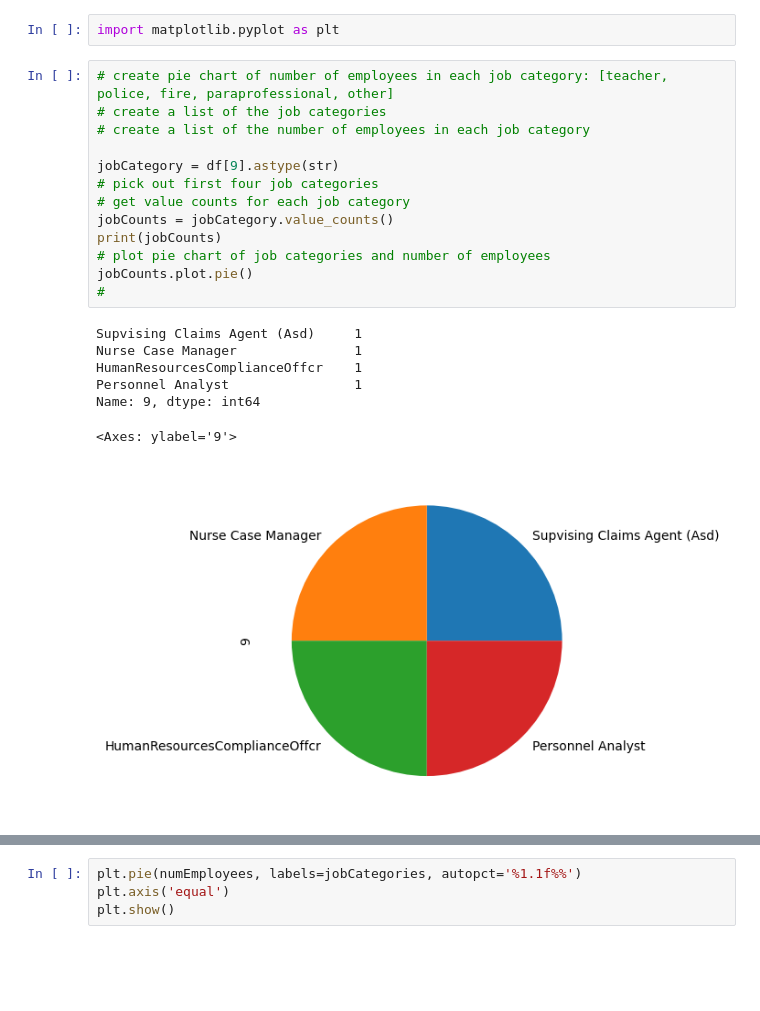
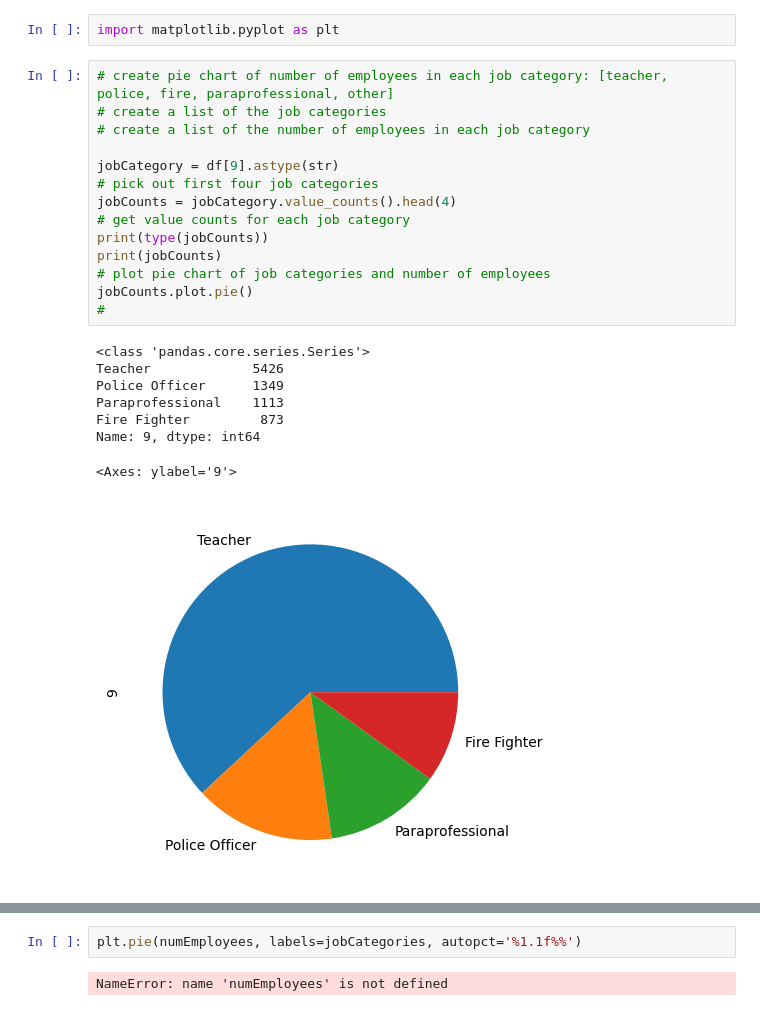
Before and after one commit to johntango/BostonCityD, a Jupyter notebook: boston.ipynb, the cells around one changed output, grey strips where cells are left out. Drawn from its saved outputs; the diff is of its cells as text; blank space fills up the shorter version.

```diff
--- a/boston.ipynb
+++ b/boston.ipynb
@@ -85,21 +85,23 @@ import matplotlib.pyplot as plt
 # %%
 # create pie chart of number of employees in each job category: [teacher, police, fire, paraprofessional, other]
 # create a list of the job categories
 # create a list of the number of employees in each job category
 
 jobCategory = df[9].astype(str)
 # pick out first four job categories
+jobCounts = jobCategory.value_counts().head(4)
 # get value counts for each job category
-jobCounts = jobCategory.value_counts()
+print(type(jobCounts))
 print(jobCounts)
 # plot pie chart of job categories and number of employees
 jobCounts.plot.pie()
 #
 # %% [output]
-Supvising Claims Agent (Asd)     1
-Nurse Case Manager               1
-HumanResourcesComplianceOffcr    1
-Personnel Analyst                1
+<class 'pandas.core.series.Series'>
+Teacher             5426
+Police Officer      1349
+Paraprofessional    1113
+Fire Fighter         873
 Name: 9, dtype: int64
 <Axes: ylabel='9'>
-[figure, old version]
+[figure, new version]
@@ -116,4 +108,4 @@ Bad pipe message: %s [b'\x9eTe\x942\xbbh_\xc1\x8e\xe0_}\xda\x08\x86v\n\x00']
 # %%
 plt.pie(numEmployees, labels=jobCategories, autopct='%1.1f%%')
-plt.axis('equal')
-plt.show()
+# %% [output]
+NameError: name 'numEmployees' is not defined
```
Also changed, not shown: parts of 1 cell of this notebook.
